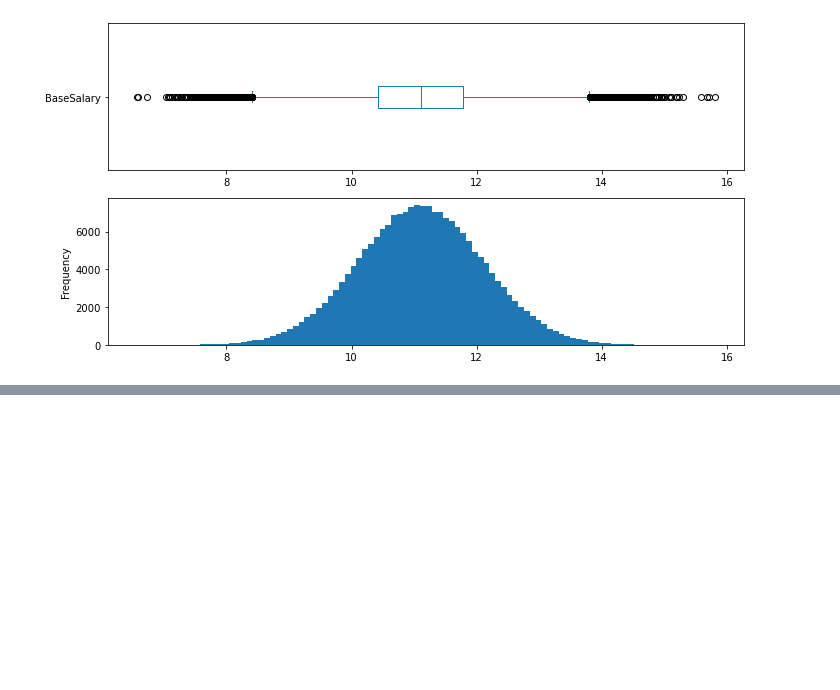
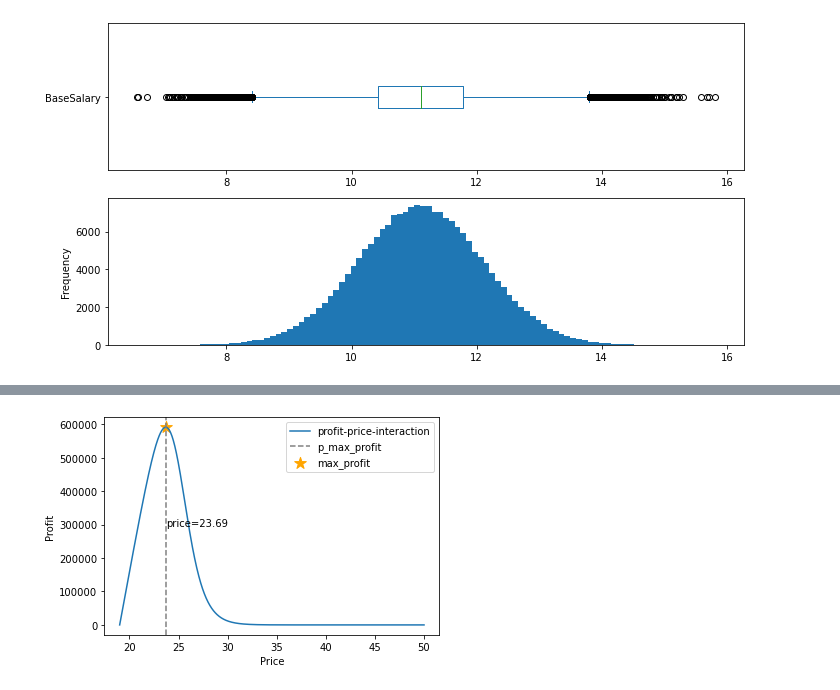
Before and after one commit to PacktPublishing/Zero-to-Hero-Data-Preparation-Workshop, a Jupyter notebook: ch3/generate_figures.ipynb, the cells around one changed output, grey strips where cells are left out. Saved outputs shown, nothing was run; the diff lists cells and outputs as text; code cells hidden in the pictures; blank space fills up the shorter version.

```diff
--- a/ch2/generate_figures.ipynb
+++ b/ch3/generate_figures.ipynb
@@ -124,0 +146,34 @@ plt.savefig(f'images/base_salary_log_transformed_boxplot_histogram.png',dpi=500)
+# %%
+# Drawing Figure 3.12
+import pandas as pd
+import matplotlib.pyplot as plt
+import numpy as np
+
+def demand_per_price(p,market_cap,median_price):
+    return market_cap/(1+np.exp(p - median_price))
+
+def profit_per_price(p,market_cap,median_price,cost):
+    return demand_per_price(p,market_cap,median_price)* (p-cost)
+
+
+market_cap = 160000
+median_price = 25
+cost = 19
+
+p = np.linspace(cost,median_price*2,1000)
+profit = profit_per_price(p,market_cap,median_price,cost)
+
+p_max_profit = p[np.argmax(profit)]
+max_profit = np.max(profit)
+
+plt.plot(p,profit,label='profit-price-interaction')
+plt.scatter(x=p_max_profit, y = max_profit,c='orange',marker='*',s=150,label='max_profit')
+plt.axvline(p_max_profit, c='gray',linestyle='--',label='p_max_profit')
+plt.annotate(xy=(p_max_profit,max_profit/2),text=f'price={np.round(p_max_profit,2)}')
+
+plt.ylabel('Profit')
+plt.xlabel('Price')
+plt.legend()
+plt.savefig(f'images/profit-price-interaction-example.png',dpi=500)
+# %% [output]
+[figure, added]
```
Also changed, not shown: parts of 7 cells of this notebook, 10 other files.
